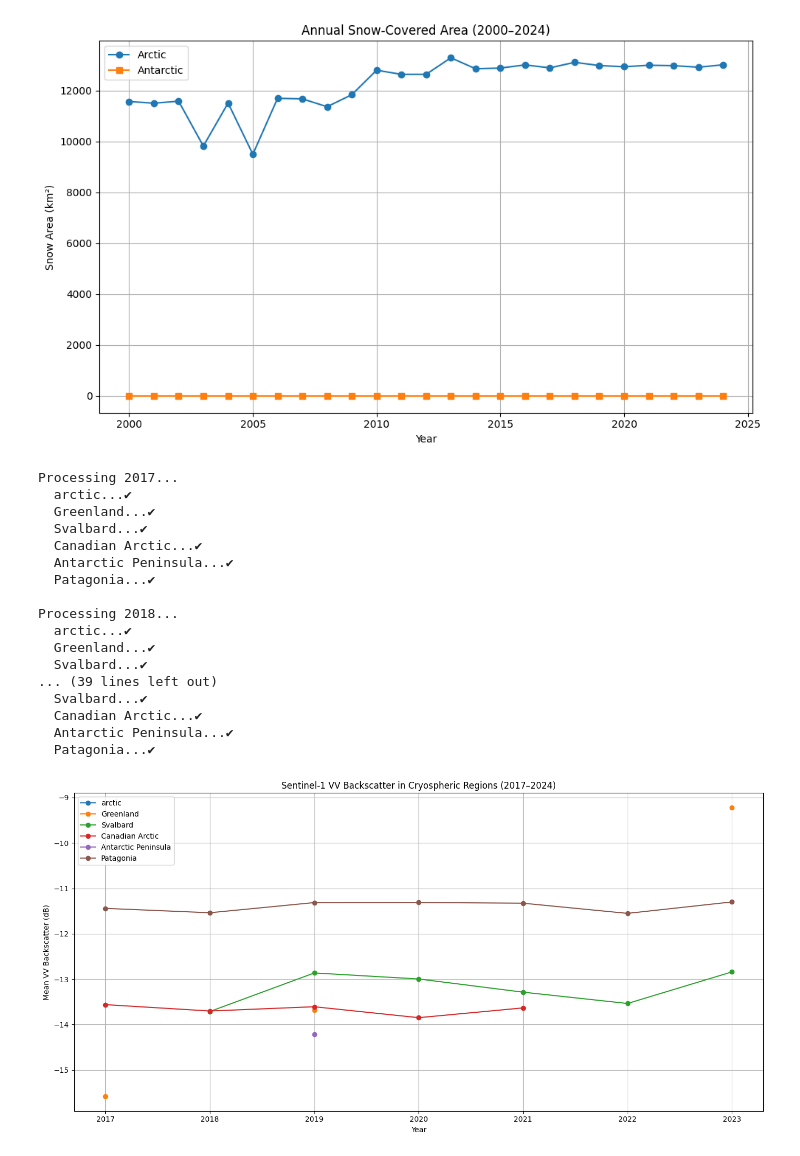
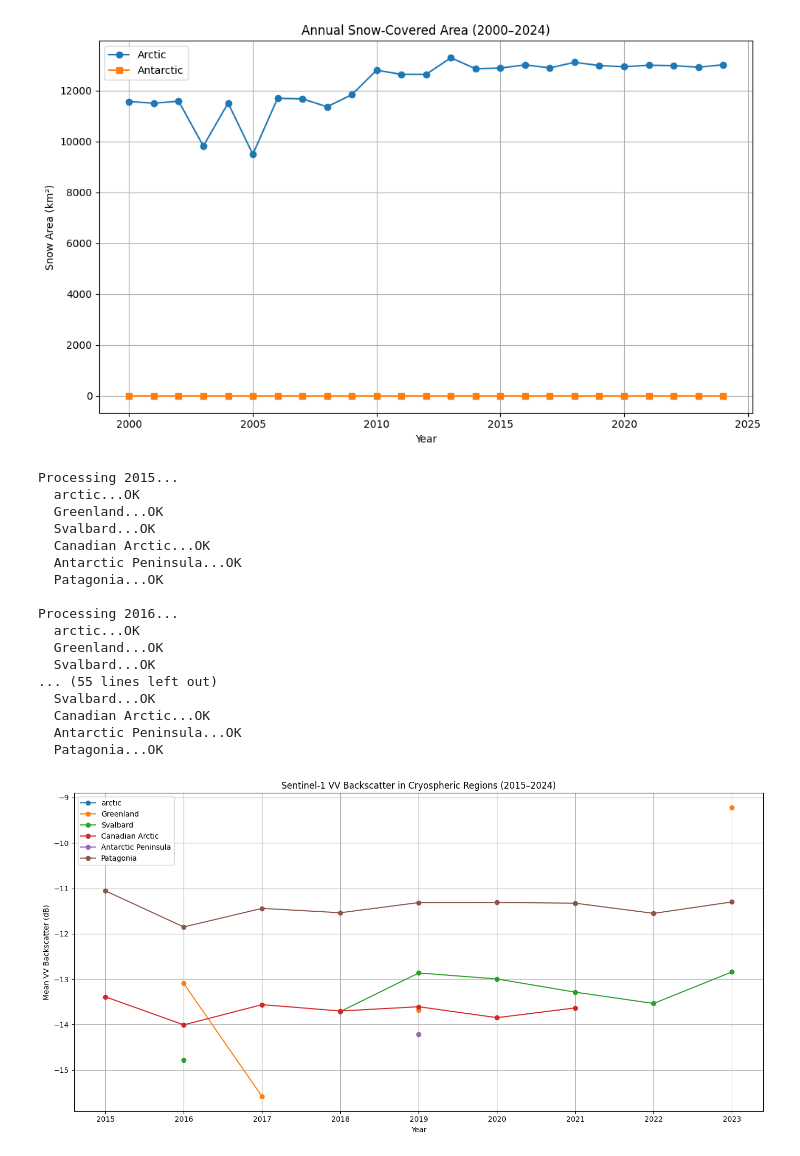
Before and after one commit to JhaAkansha/SnowCapMeltAnalysis, a Jupyter notebook: RS_OEA.ipynb, the cells around one changed output. Cells and saved outputs as stored; diff of their text form; code cells hidden in the pictures.

Commit message:
Integrating MODIS to get data before 2015, Sentinel-1 for 2015-2024 and Sentinel-2 for missing data

```diff
--- a/RS_OEA.ipynb
+++ b/RS_OEA.ipynb
@@ -148,7 +148,7 @@ regions = {
 }
 
 # Years to analyze
-years = list(range(2017, 2024))
+years = list(range(2015, 2024))
 
 # Get Sentinel-1 VV backscatter
 def get_s1_vv_mean(region, year):
@@ -174,50 +174,50 @@ def get_s1_vv_mean(region, year):
     )
     return stats.get('VV').getInfo()
 
 # Results dictionary
 results = {name: [] for name in regions.keys()}
 
 # Process each region
 for year in years:
     print(f"\nProcessing {year}...")
     for name, geom in regions.items():
         try:
             print(f"  {name}...", end='')
             vv = get_s1_vv_mean(geom, year)
             results[name].append(vv)
-            print("✔")
+            print("OK")
         except Exception as e:
-            print(f"❌ ({e})")
+            print(f"error ({e})")
             results[name].append(None)
 
 # ---- Plot results ----
 plt.figure(figsize=(14, 7))
 for name, values in results.items():
     plt.plot(years, values, marker='o', label=name)
 
-plt.title('Sentinel-1 VV Backscatter in Cryospheric Regions (2017–2024)')
+plt.title('Sentinel-1 VV Backscatter in Cryospheric Regions (2015–2024)')
 plt.xlabel('Year')
 plt.ylabel('Mean VV Backscatter (dB)')
 plt.legend()
 plt.grid(True)
 plt.tight_layout()
 plt.show()
 # %% [output]
-Processing 2017...
-  arctic...✔
-  Greenland...✔
-  Svalbard...✔
-  Canadian Arctic...✔
-  Antarctic Peninsula...✔
-  Patagonia...✔
+Processing 2015...
+  arctic...OK
+  Greenland...OK
+  Svalbard...OK
+  Canadian Arctic...OK
+  Antarctic Peninsula...OK
+  Patagonia...OK
 
-Processing 2018...
-  arctic...✔
-  Greenland...✔
-  Svalbard...✔
-... (39 lines left out)
-  Svalbard...✔
-  Canadian Arctic...✔
-  Antarctic Peninsula...✔
-  Patagonia...✔
+Processing 2016...
+  arctic...OK
+  Greenland...OK
+  Svalbard...OK
+... (55 lines left out)
+  Svalbard...OK
+  Canadian Arctic...OK
+  Antarctic Peninsula...OK
+  Patagonia...OK
-[figure, old version]
+[figure, new version]
```
Also changed, not shown: parts of 7 cells of this notebook.
